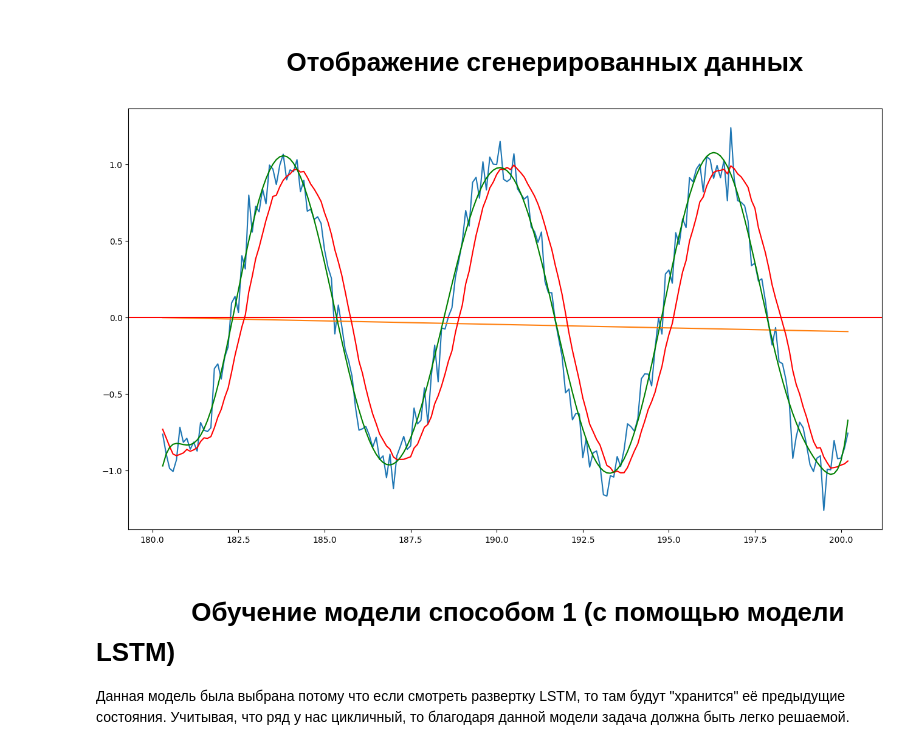
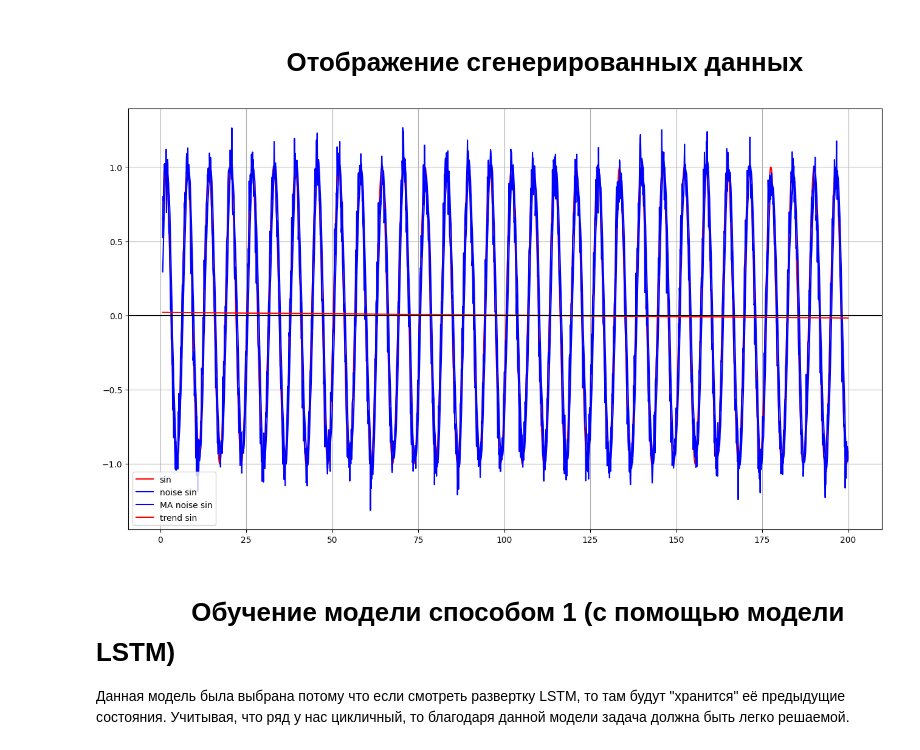
Before and after one commit to 118260/Predict_noise_sine, a Jupyter notebook: test_task/Sine_Prediction.ipynb, the cells around one changed output. Cells and saved outputs as stored; diff of their text form; code cells hidden in the pictures.

```diff
--- a/test_task/Sine_Prediction.ipynb
+++ b/test_task/Sine_Prediction.ipynb
@@ -91,51 +85,61 @@ np.savetxt('sin_with_noise_0_5.csv', sin_with_noise_0_5, delimiter=',')
 # %%
 #График зашумленного сигнала, а также линия тренда, рассчитанная МНК (оранжевая), в сравнении с красной горизонтальной
 # линией, которая идет чётко по нулю
+def moving_avg(x, n):
+    cumsum = np.cumsum(np.insert(x, 0, 0))
+    return (cumsum[n:] - cumsum[:-n]) / float(n)
 
 
-x = np.arange(-0.2, 200.3, 0.1)
-sin_with_noise = np.genfromtxt('sin_with_noise_0_1.csv', delimiter=',')
-sin_with_noise_ema = np.convolve(sin_with_noise, np.ones(8), 'valid') / 8
+x = np.arange(0, 200, 0.1)
+sin = np.sin(x)
+sin_with_noise  = sin + np.random.normal(0, 0.1, sin.shape)
+
+n = 8
+sin_with_noise_ema = moving_avg(sin_with_noise, n)
+
+
+x, sin, sin_with_noise = x[n-1: ], sin[n-1: ], sin_with_noise[n-1: ]
+
+
+#МОЖНО РАСКОМЕНТИТЬ, ЧТОБЫ РАССМОТРЕТЬ БОЛЕЕ ДЕТАЛЬНО
+# x, sin, sin_with_noise, sin_with_noise_ema = x[len(x)-200: ], sin[len(x)-200: ], sin_with_noise[len(x)-200: ], sin_with_noise_ema[len(x)-200: ]
+
+plt.figure(figsize=(16, 9))
+
+#Отображение синуса
+plt.plot(x, sin, color = 'r', label='sin')
+
+plt.legend(['sin'])
+
+#Отображение зашумленного синуса
+plt.plot(x, sin_with_noise, color = 'b', label='noise sin')
 
 
 
-n = 200
-sin_with_noise = sin_with_noise[ len(sin_with_noise) - n:]
-sin_with_noise_ema = sin_with_noise_ema[ len(sin_with_noise_ema) - n:]
-x = x[ len(x) - n :]
+#Скользящая средняя к зашумленному синусу
+plt.plot(x, sin_with_noise_ema, color = 'b', label='MA noise sin')
 
-plt.figure(figsize=(16, 9))
 
-#Отображение зашумленной функции
-plt.plot(x, sin_with_noise)
+#Рассчет и отображение линии тренда синуса
 
-#Рассчет и отображение линии тренда методом МНК
-linear_polynomial = np.polyfit (x, sin_with_noise, 1)
-trend_line = np.poly1d(linear_polynomial)
-plt.plot (x, trend_line(x))
+slope, intercept, r_value, p_value, std_err = linregress(x, sin)
+
+plt.plot(x, intercept + slope*x, color = 'r', label='trend sin')
+
+#Рассчет и отображение линии тренда зашумленного синуса
+
+
 
 #Прмая, проходящая по нулю
-plt.axhline(y = 0, color = 'r')
+plt.axhline(y = 0, color = 'k')
 
-#=================================================================
-#    Наглядно почему я выбрал экспоненциальную скользящую среднюю, а не, например, полином  МНК. Да полином более сглаженный, но в начале и
-# под конец  он ведет себя не как, например, в середине графика. Если представлять, что график движется в +∞ и постоянно
-# обновляется, то вместе с ним будет обновляться и полином, который в конце может показывать свою не валидность.
-# Скользящая же средняя всегда статична в плане поведения, хотя у неё тоже есть некоторые минусы.
+plt.legend(['sin', 'noise sin', 'MA noise sin', 'trend sin'])
 
-
-#Экспоненциальная скользящая средняя
-plt.plot(x, sin_with_noise_ema, color = 'r')
-
-#Полином МНК, второй аргумент нужно менять в зависимости от рассматриваемого уровня шума
-the_polynomial = np.polyfit (x, sin_with_noise, 120)
-polynomial_ma = np.poly1d(the_polynomial)
-plt.plot(x, polynomial_ma(x), color = 'g')
-#=================================================================
+plt.grid()
 
 plt.show()
 # %% [output]
-[figure, old version]
+[figure, new version]
 # %% [markdown]
 # ㅤㅤㅤㅤОбучение модели способом 1 (с помощью модели LSTM)
 Данная модель была выбрана потому что если смотреть развертку LSTM, то там будут "хранится" её предыдущие состояния. Учитывая, что ряд у нас цикличный, то благодаря данной модели задача должна быть легко решаемой.
```
Also changed, not shown: parts of 40 cells of this notebook, 45 other files.
